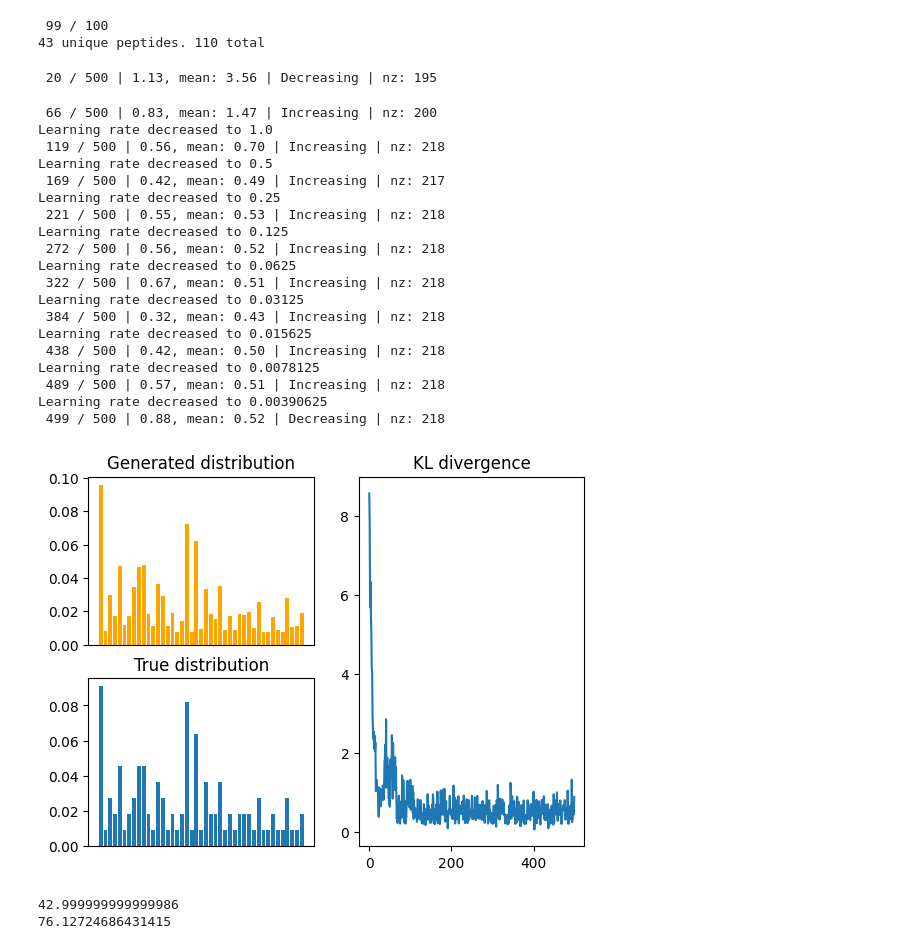
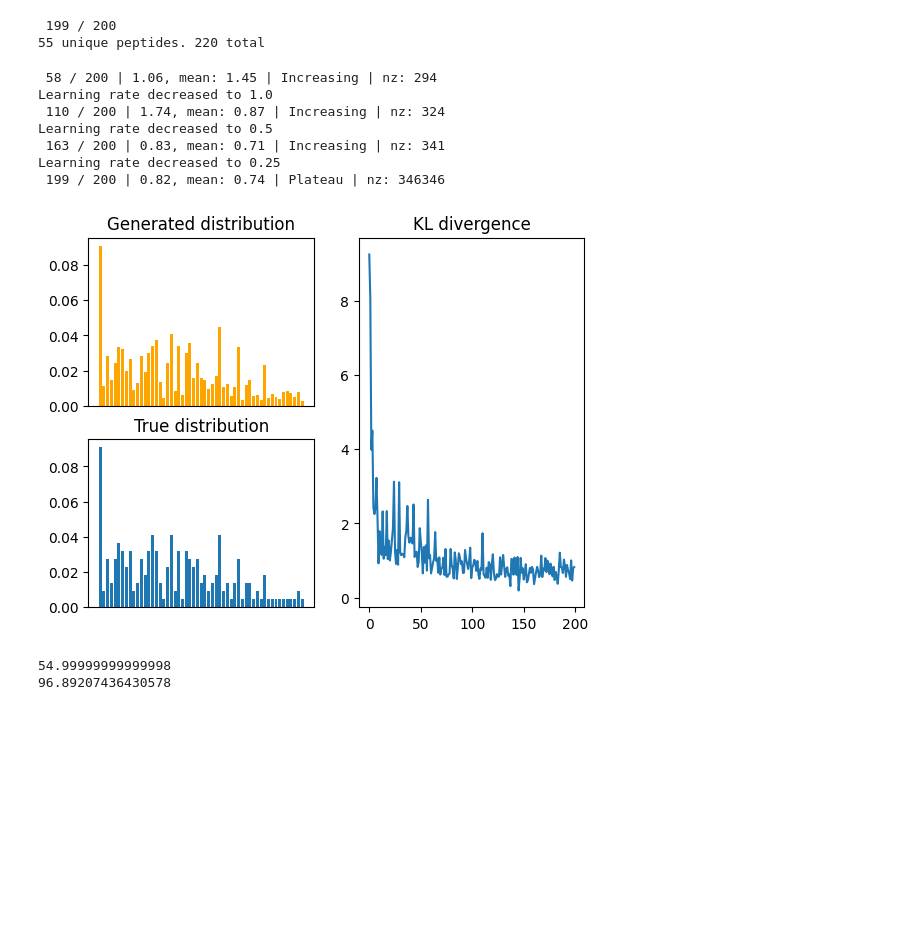
Before and after one commit to ErikHartman/disassembly, a Jupyter notebook: src/weight_estimation.ipynb, the cells around one changed output. Cells and saved outputs as stored; diff of their text form; code cells hidden in the pictures; blank space fills up the shorter version.

```diff
--- a/src/weight_estimation.ipynb
+++ b/src/weight_estimation.ipynb
@@ -16,14 +16,14 @@ enzymes = enzyme_set(
 
 P, sequence_graph = simulate_proteolysis(
     pr39,
-    n_start=10,
-    n_generate=100,
+    n_start=20,
+    n_generate=200,
     endo_or_exo_probability=[0.5, 0.5],
     enzymes=enzymes,
 )
 # %% [output]
- 99 / 100
-43 unique peptides. 110 total
+ 199 / 200
+55 unique peptides. 220 total
 # %%
 from disassembly.estimate_weights import estimate_weights
 
@@ -32,61 +32,48 @@ G, kls, generated, weights = estimate_weights(
     meta_enzyme=enzymes.meta_enzyme,
     exo_mult_factor=1,
     lr=2,
-    n_iterations=500,
+    n_iterations=200,
     N_T=200,
     alpha=0.05,
 )
 
 fig, axs = plt.subplot_mosaic(
     [["generated", "kl"], ["true", "kl"]], width_ratios=[2, 2]
 )
 
 generated_sum = {k: 0 for k in generated[0].keys()}
 
 for p_generated in [
     generated[i]
     for i in range(
         len(generated.keys()) - int(len(generated.keys()) / 20), len(generated.keys())
     )
 ]:
     for k, v in p_generated.items():
         generated_sum[k] += v / 20
 
 axs["true"].bar(P.keys(), [v / sum(P.values()) for v in P.values()])
 axs["generated"].bar(
     generated_sum.keys(),
     [v / sum(generated_sum.values()) for v in generated_sum.values()],
     color="orange",
 )
 axs["kl"].plot(kls)
 axs["true"].set_title("True distribution")
 axs["generated"].set_title(f"Generated distribution")
 axs["kl"].set_title("KL divergence")
 axs["true"].set_xticks([])
 axs["generated"].set_xticks([])
 plt.show()
 # %% [output]
- 20 / 500 | 1.13, mean: 3.56 | Decreasing | nz: 195
+ 58 / 200 | 1.06, mean: 1.45 | Increasing | nz: 294
+Learning rate decreased to 1.0
+ 110 / 200 | 1.74, mean: 0.87 | Increasing | nz: 324
+Learning rate decreased to 0.5
+ 163 / 200 | 0.83, mean: 0.71 | Increasing | nz: 341
+Learning rate decreased to 0.25
+ 199 / 200 | 0.82, mean: 0.74 | Plateau | nz: 346346
- 66 / 500 | 0.83, mean: 1.47 | Increasing | nz: 200
-Learning rate decreased to 1.0
- 119 / 500 | 0.56, mean: 0.70 | Increasing | nz: 218
-Learning rate decreased to 0.5
- 169 / 500 | 0.42, mean: 0.49 | Increasing | nz: 217
-Learning rate decreased to 0.25
- 221 / 500 | 0.55, mean: 0.53 | Increasing | nz: 218
-Learning rate decreased to 0.125
- 272 / 500 | 0.56, mean: 0.52 | Increasing | nz: 218
-Learning rate decreased to 0.0625
- 322 / 500 | 0.67, mean: 0.51 | Increasing | nz: 218
-Learning rate decreased to 0.03125
- 384 / 500 | 0.32, mean: 0.43 | Increasing | nz: 218
-Learning rate decreased to 0.015625
- 438 / 500 | 0.42, mean: 0.50 | Increasing | nz: 218
-Learning rate decreased to 0.0078125
- 489 / 500 | 0.57, mean: 0.51 | Increasing | nz: 218
-Learning rate decreased to 0.00390625
- 499 / 500 | 0.88, mean: 0.52 | Decreasing | nz: 218
-[figure, old version]
+[figure, new version]
 # %%
 import numpy as np
 
@@ -106,8 +93,8 @@ for node in sequence_graph.nodes():
 print(sum([r for r, _ in real_vs_estimated_weights if str(r) != "nan"]))
 print(sum([e for _, e in real_vs_estimated_weights]))
 # %% [output]
-42.999999999999986
-76.12724686431415
+54.99999999999998
+96.89207436430578
 # %%
 fig, axs = plt.subplots(1, 2)
 axs[0].set_ylabel("weight")
```
Also changed, not shown: parts of 7 cells of this notebook, 1 other file.
